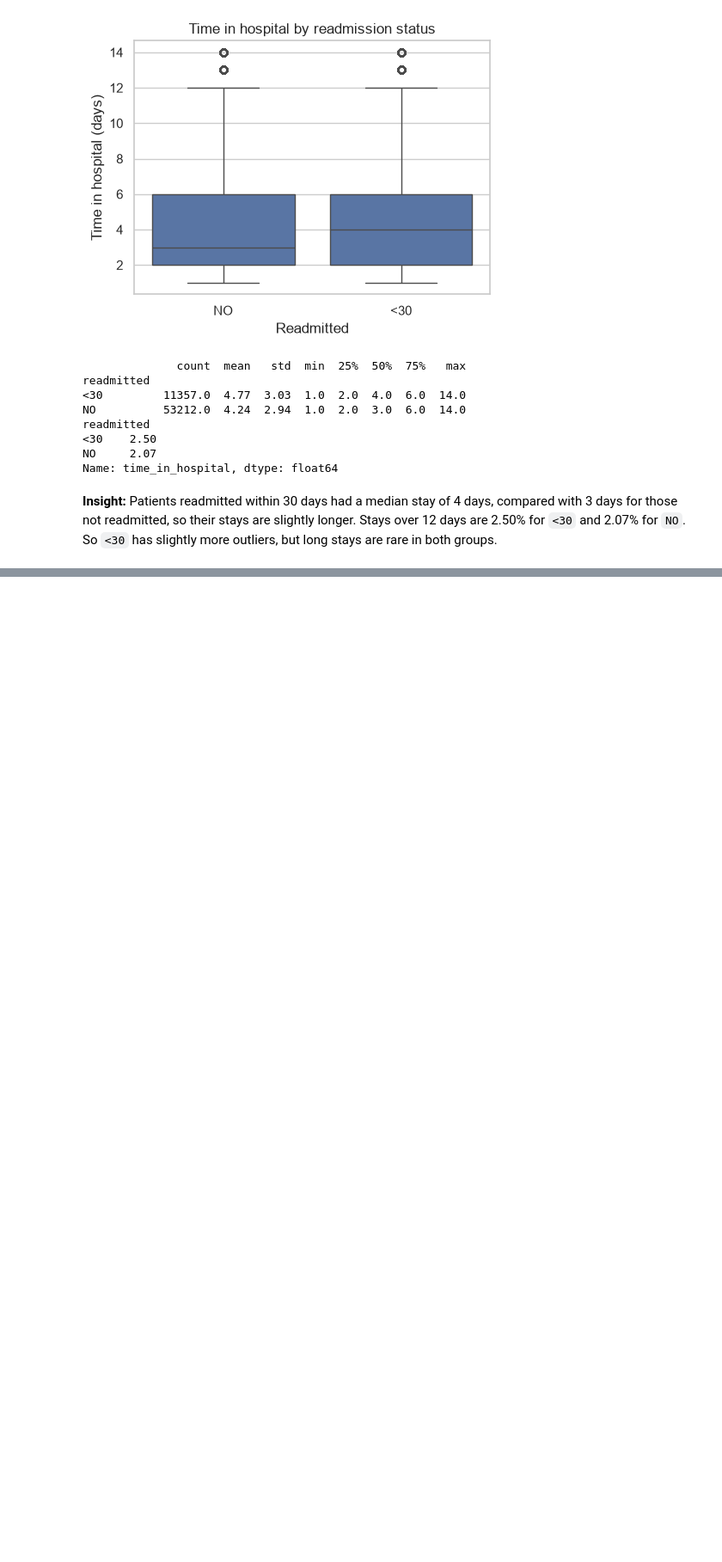
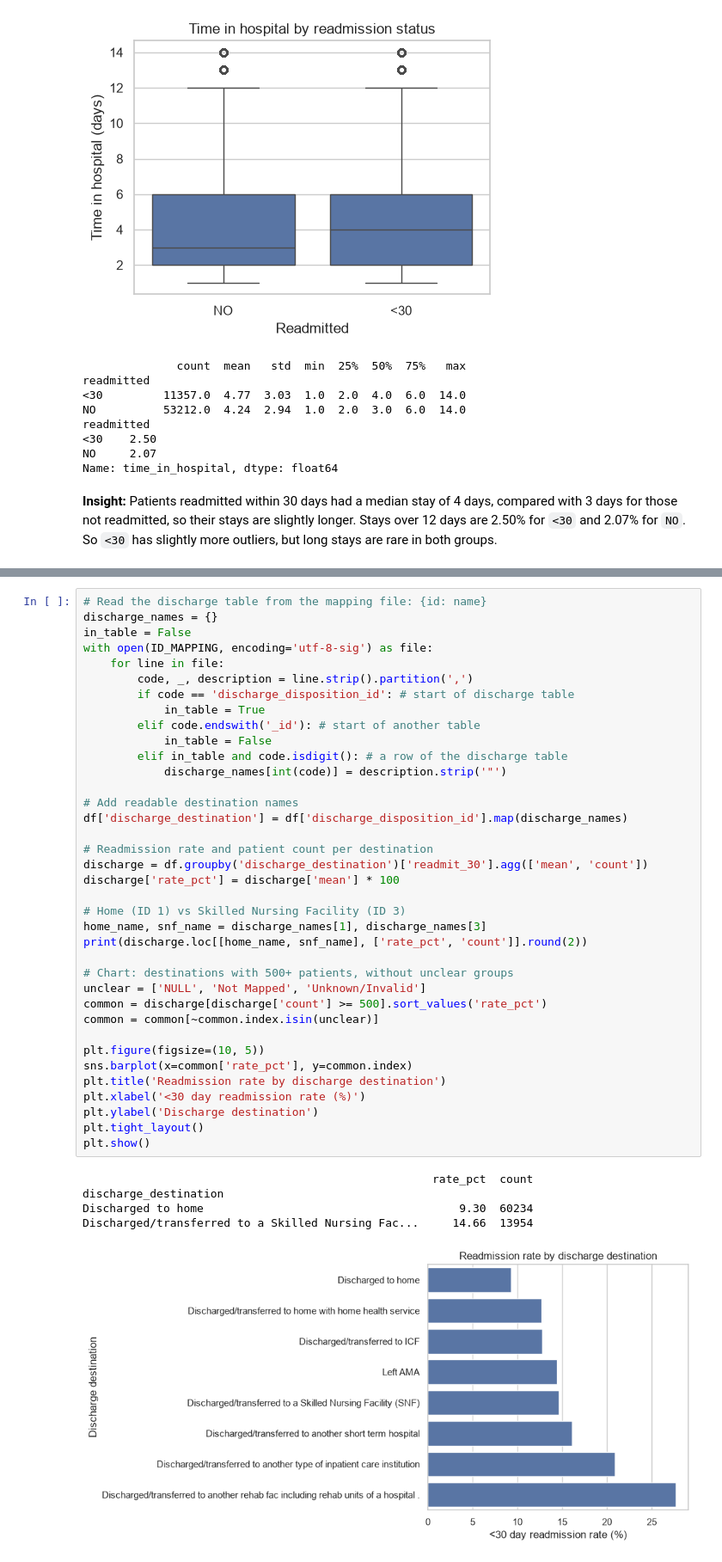
Before and after one commit to ANu-771/ITS-2122-Python-for-Data-Science-AI-Group-Project, a Jupyter notebook: notebooks/03_exploratory_data_analysis_part_02.ipynb, the cells around one changed output, grey strips where cells are left out. Shown at 86% size. Saved outputs shown, nothing was run; the diff lists cells and outputs as text; blank space fills up the shorter version.

Commit message:
skilled nursing facility vs home

```diff
--- a/notebooks/03_exploratory_data_analysis_part_02.ipynb
+++ b/notebooks/03_exploratory_data_analysis_part_02.ipynb
@@ -321,0 +328,43 @@ Name: time_in_hospital, dtype: float64
+# %%
+# Read the discharge table from the mapping file: {id: name}
+discharge_names = {}
+in_table = False
+with open(ID_MAPPING, encoding='utf-8-sig') as file:
+    for line in file:
+        code, _, description = line.strip().partition(',')
+        if code == 'discharge_disposition_id': # start of discharge table
+            in_table = True
+        elif code.endswith('_id'): # start of another table
+            in_table = False
+        elif in_table and code.isdigit(): # a row of the discharge table
+            discharge_names[int(code)] = description.strip('"')
+
+# Add readable destination names
+df['discharge_destination'] = df['discharge_disposition_id'].map(discharge_names)
+
+# Readmission rate and patient count per destination
+discharge = df.groupby('discharge_destination')['readmit_30'].agg(['mean', 'count'])
+discharge['rate_pct'] = discharge['mean'] * 100
+
+# Home (ID 1) vs Skilled Nursing Facility (ID 3)
+home_name, snf_name = discharge_names[1], discharge_names[3]
+print(discharge.loc[[home_name, snf_name], ['rate_pct', 'count']].round(2))
+
+# Chart: destinations with 500+ patients, without unclear groups
+unclear = ['NULL', 'Not Mapped', 'Unknown/Invalid']
+common = discharge[discharge['count'] >= 500].sort_values('rate_pct')
+common = common[~common.index.isin(unclear)]
+
+plt.figure(figsize=(10, 5))
+sns.barplot(x=common['rate_pct'], y=common.index)
+plt.title('Readmission rate by discharge destination')
+plt.xlabel('<30 day readmission rate (%)')
+plt.ylabel('Discharge destination')
+plt.tight_layout()
+plt.show()
+# %% [output]
+                                                    rate_pct  count
+discharge_destination
+Discharged to home                                      9.30  60234
+Discharged/transferred to a Skilled Nursing Fac...     14.66  13954
+[figure, added]
```
Also changed, not shown: parts of 2 cells of this notebook.
